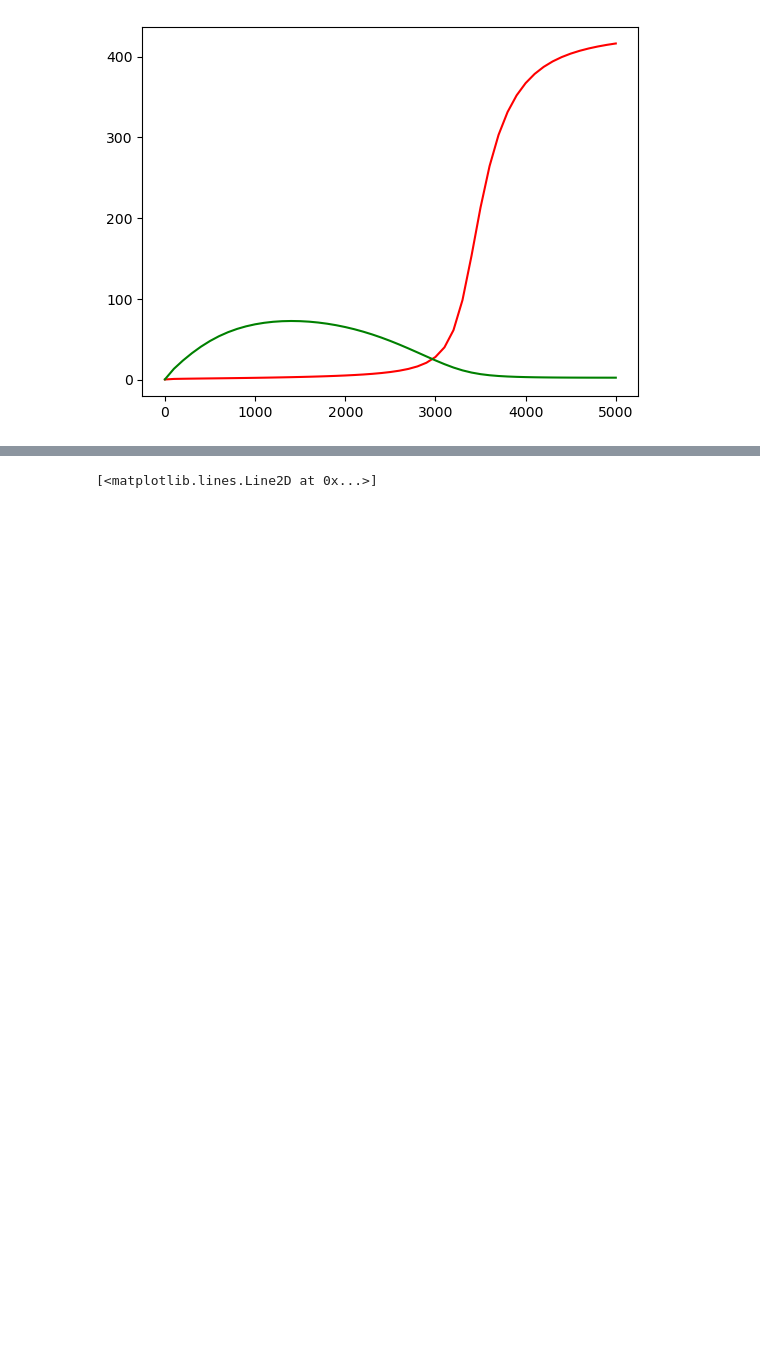
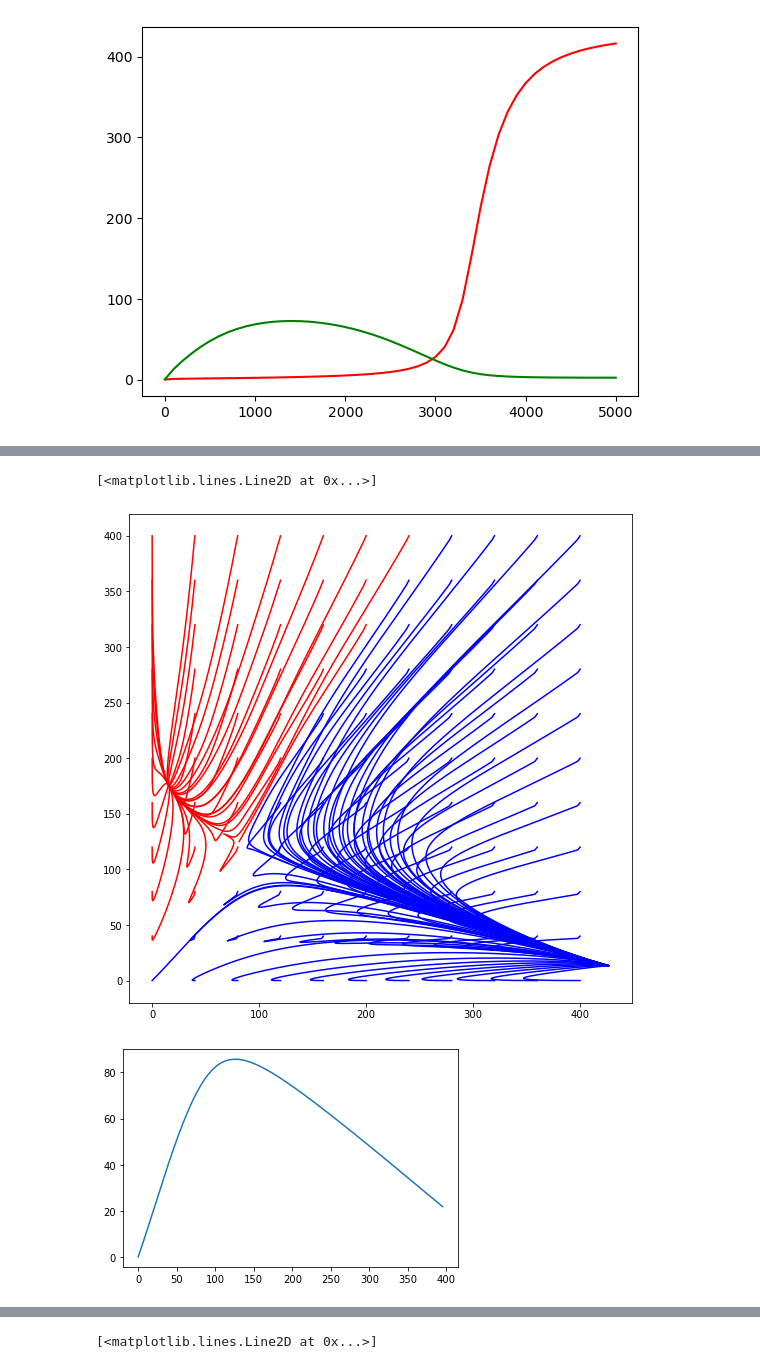
Before and after one commit to ajin40/cdh-gata6-model, a Jupyter notebook: GATA6_mass_action/gata6_response_test.ipynb, the cells around one changed output, grey strips where cells are left out. Saved outputs shown, nothing was run; the diff lists cells and outputs as text; code cells hidden in the pictures; blank space fills up the shorter version.

```diff
--- a/GATA6_mass_action/gata6_response_test.ipynb
+++ b/GATA6_mass_action/gata6_response_test.ipynb
@@ -90 +124,17 @@ plt.plot(gata6, foxf1s, color='g')
+# %%
+plt.figure(figsize=(9, 9))
+for foxa2 in range(len(foxa2_t0)):
+    for foxf1 in range(len(foxf1_t0)):
+        if foxa2s[foxa2, foxf1, -1] > foxf1s[foxa2, foxf1, -1]:
+            plt.plot(foxa2s[foxa2, foxf1, :], foxf1s[foxa2, foxf1, :], 'b-')
+        else:
+            plt.plot(foxa2s[foxa2, foxf1, :], foxf1s[foxa2, foxf1, :], 'r-')
+# plt.xlim([0, 40])
+# plt.ylim([0, 40])
+plt.figure()
+plt.plot(foxa2s[0, 0, :], foxf1s[0, 0, :])
+# %% [output]
+[<matplotlib.lines.Line2D at 0x...>]
+[figure, added]
+[figure, added]
 # %%
```
Also changed, not shown: parts of 9 cells of this notebook, 8 other files.
